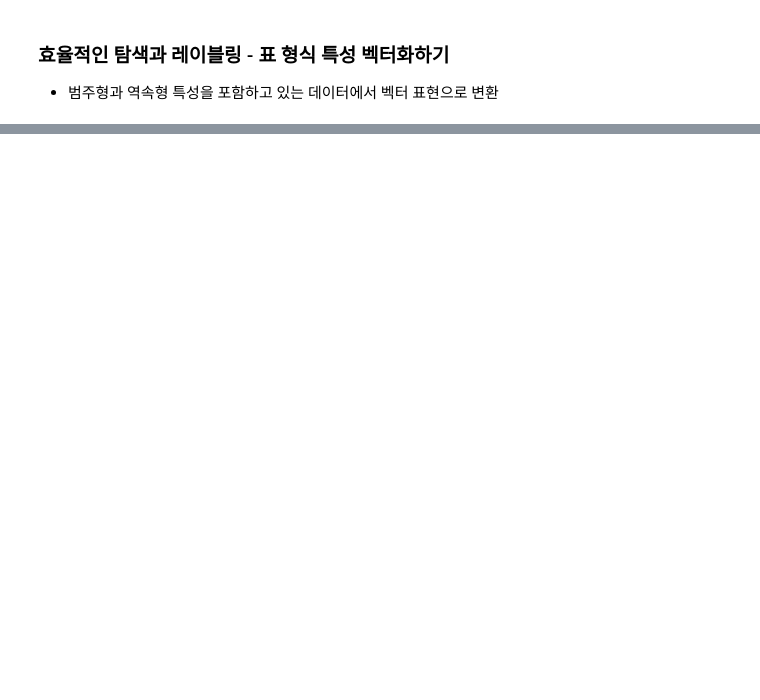
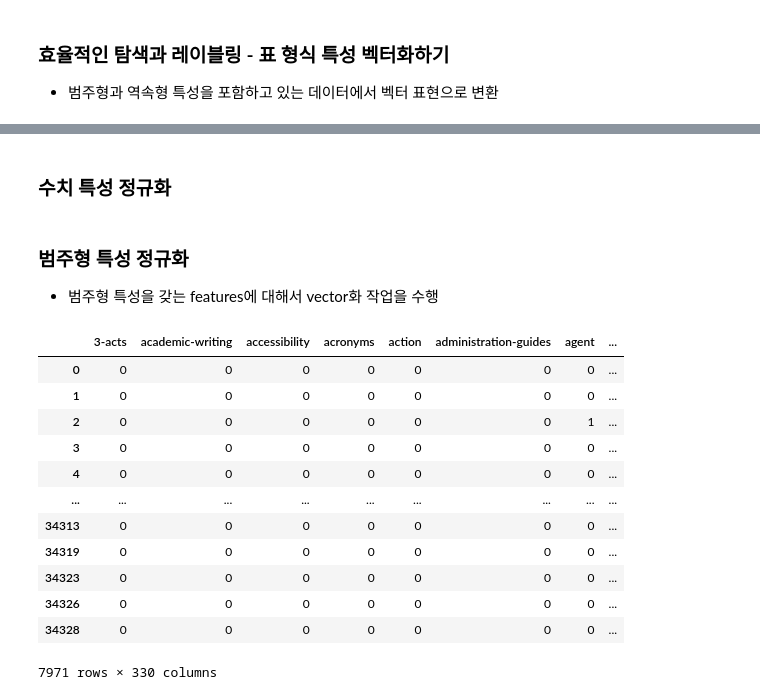
Before and after one commit to B-JayU/Powered-Applications, a Jupyter notebook: init_dataset/parsing_xml.ipynb, the cells around one changed output, grey strips where cells are left out. Drawn from its saved outputs; the diff is of its cells as text; code cells hidden in the pictures; blank space fills up the shorter version.

```diff
--- a/init_dataset/parsing_xml.ipynb
+++ b/init_dataset/parsing_xml.ipynb
@@ -100,0 +106,2 @@ FileNotFoundError: [Errno 2] No such file or directory: './writer.csv'
+# %% [markdown]
+### 수치 특성 정규화
@@ -100,0 +123,26 @@ FileNotFoundError: [Errno 2] No such file or directory: './writer.csv'
+# %% [markdown]
+### 범주형 특성 정규화
+- 범주형 특성을 갖는 features에 대해서 vector화 작업을 수행
+# %%
+# 문자열로 구성된 태그 목록을 태그 배열로 변환
+tags = tabular_df["Tags"]
+clean_tags = tags.str.split("><").apply(
+    lambda x: [a.strip("<").strip(">") for a in x])
+
+tag_columns = pd.get_dummies(clean_tags.apply(pd.Series).stack()).sum(level=0)
+
+tag_columns
+# %% [output]
+|  | 3-acts | academic-writing | accessibility | acronyms | action | administration-guides | agent | ... |
+| 0 | 0 | 0 | 0 | 0 | 0 | 0 | 0 | ... |
+| 1 | 0 | 0 | 0 | 0 | 0 | 0 | 0 | ... |
+| 2 | 0 | 0 | 0 | 0 | 0 | 0 | 1 | ... |
+| 3 | 0 | 0 | 0 | 0 | 0 | 0 | 0 | ... |
+| 4 | 0 | 0 | 0 | 0 | 0 | 0 | 0 | ... |
+| ... | ... | ... | ... | ... | ... | ... | ... | ... |
+| 34313 | 0 | 0 | 0 | 0 | 0 | 0 | 0 | ... |
+| 34319 | 0 | 0 | 0 | 0 | 0 | 0 | 0 | ... |
+| 34323 | 0 | 0 | 0 | 0 | 0 | 0 | 0 | ... |
+| 34326 | 0 | 0 | 0 | 0 | 0 | 0 | 0 | ... |
+| 34328 | 0 | 0 | 0 | 0 | 0 | 0 | 0 | ... |
+7971 rows × 330 columns
```
Also changed, not shown: parts of 9 cells of this notebook.
